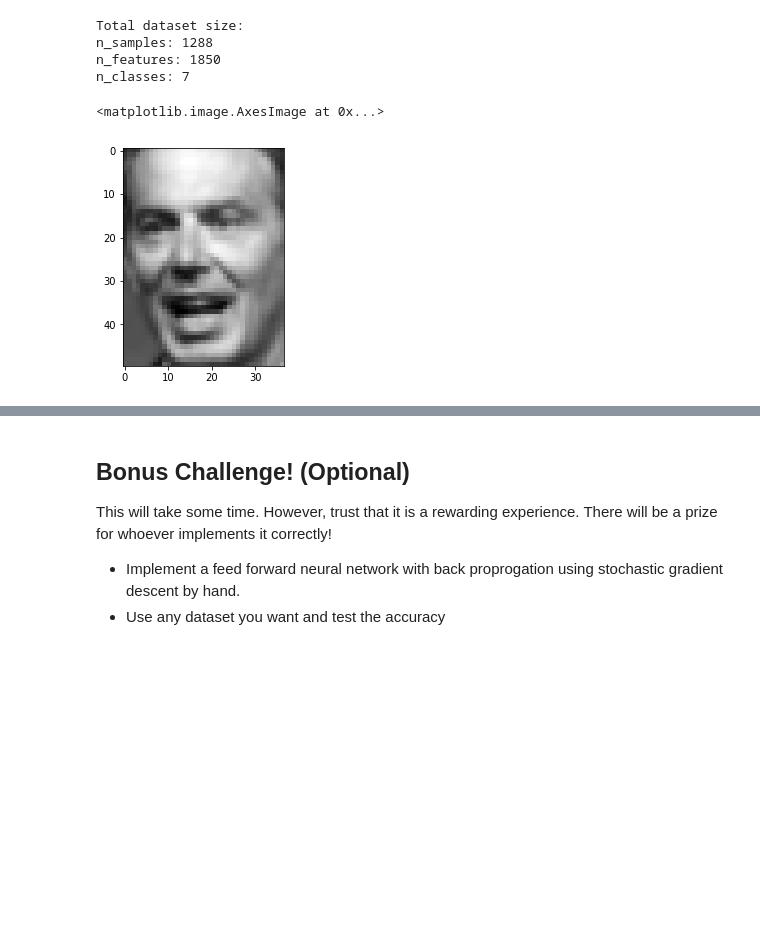
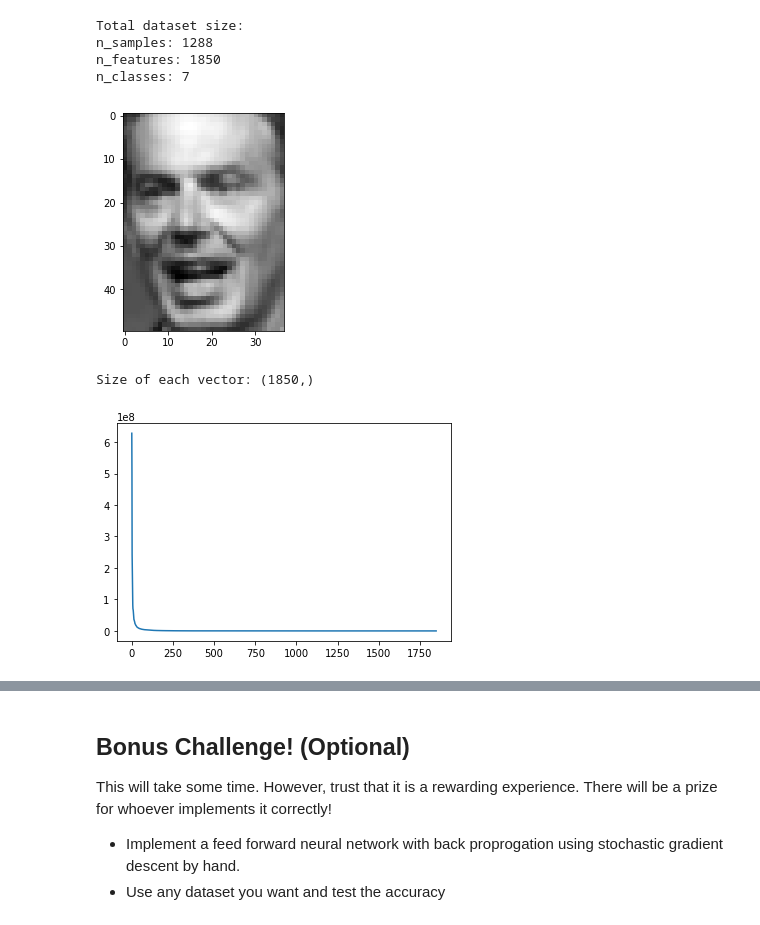
Before and after one commit to McGillAISociety/mais-bootcamp-w2019, a Jupyter notebook: Assignment4/MAIS 202 - Assignment 4.ipynb, the cells around one changed output, grey strips where cells are left out. Drawn from its saved outputs; the diff is of its cells as text; code cells hidden in the pictures; blank space fills up the shorter version.

```diff
--- a/Assignment4/MAIS 202 - Assignment 4.ipynb
+++ b/Assignment4/MAIS 202 - Assignment 4.ipynb
@@ -86,11 +164,17 @@ In the 1980's', Alex 'Sandy' Pentland came up with 'EigenFaces'. A novel way for
 - Use any algorithm to train a classifier for the dataset. You may use sklearn or pytorch. (Refer to PCA demo notebook for hints)
 - (Optional) Use autoencoders for the dimensionality reduction, compare results to PCA. Any comments/conculsions?
 # %%
+#import libraries
+import numpy as np
+import matplotlib.pyplot as plt
+from skimage.transform import resize
+from sklearn.decomposition import PCA
+
 # loading the faces dataset
 from sklearn.datasets import fetch_lfw_people
 
 # uncomment below to load dataset(takes ~5 mins to load data)
-# lfw_people = fetch_lfw_people(min_faces_per_person=70, resize=0.4)
+lfw_people = fetch_lfw_people(min_faces_per_person=70, resize=0.4)
 
 # introspect the images arrays to find the shapes (for plotting)
 n_samples, h, w = lfw_people.images.shape
@@ -113,11 +197,23 @@ Total dataset size:
 n_samples: 1288
 n_features: 1850
 n_classes: 7
-# %%
-# plot an example image
-plt.imshow(X[1].reshape(h,w), cmap = 'gray')
-
-### insert your code here ###
-# %% [output]
-<matplotlib.image.AxesImage at 0x...>
-[figure, removed]
+# %%
+# plot an example image
+plt.imshow(X[1].reshape(h,w), cmap = 'gray')
+plt.show()
+
+# size of each vector
+print("Size of each vector: {0}".format(X[0].shape))
+
+
+# centering the data and finding the eigenvalues of the covariance matrix
+X_average_row = np.average(X, axis=0)
+X_bar = X - X_average_row
+sigma = X_bar.T.dot(X_bar)
+eigenvalues, ___ = np.linalg.eig(sigma)
+plt.plot(np.arange(len(eigenvalues)), eigenvalues)
+plt.show()
+# %% [output]
+[figure, added]
+Size of each vector: (1850,)
+[figure, added]
```
Also changed, not shown: parts of 20 cells of this notebook, 1 other file.
